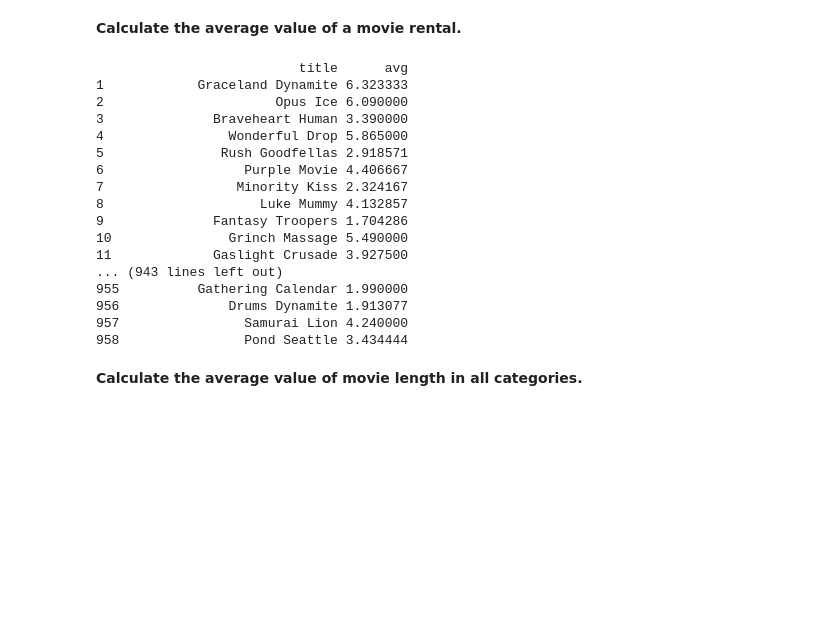
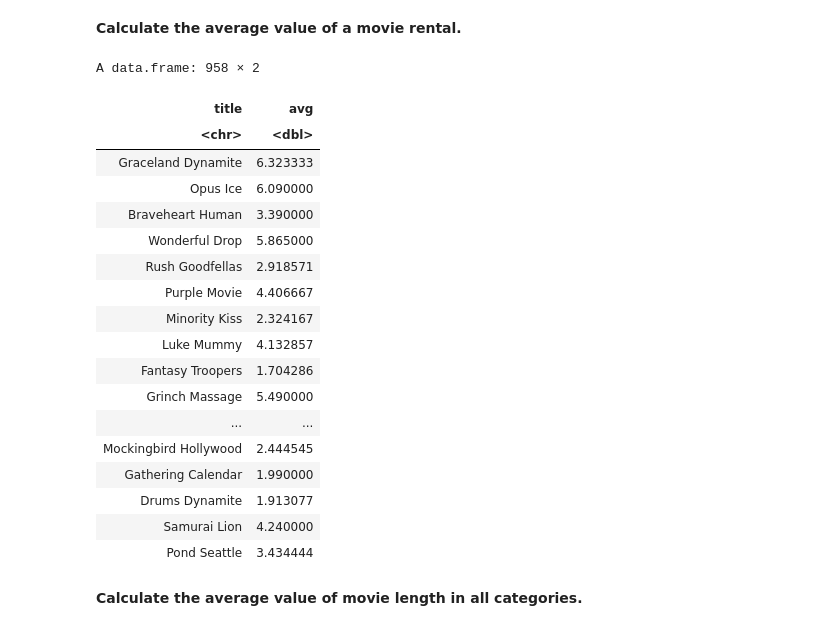
Before and after one commit to patryklatka/Analysis-and-Databases, a Jupyter notebook: Joining_tables_and_subquries.ipynb, the cells around one changed output. Drawn from its saved outputs; the diff is of its cells as text; code cells hidden in the pictures; blank space fills up the shorter version.

```diff
--- a/Joining_tables_and_subquries.ipynb
+++ b/Joining_tables_and_subquries.ipynb
@@ -351,29 +364,31 @@ print(solution)
 # %%
 solution<- dbGetQuery(con, "SELECT  f.title, AVG(pay.amount)
                                    FROM payment pay
                                    INNER JOIN rental r ON pay.rental_id = r.rental_id
                                    INNER JOIN inventory i ON i.inventory_id = r.inventory_id
                                    INNER JOIN film f ON f.film_id = i.film_id
                                    GROUP BY f.title")
-print(solution)
+solution
 # %% [output]
-                          title      avg
-1            Graceland Dynamite 6.323333
-2                      Opus Ice 6.090000
-3              Braveheart Human 3.390000
-4                Wonderful Drop 5.865000
-5               Rush Goodfellas 2.918571
-6                  Purple Movie 4.406667
-7                 Minority Kiss 2.324167
-8                    Luke Mummy 4.132857
-9              Fantasy Troopers 1.704286
-10               Grinch Massage 5.490000
-11             Gaslight Crusade 3.927500
-... (943 lines left out)
-955          Gathering Calendar 1.990000
-956              Drums Dynamite 1.913077
-957                Samurai Lion 4.240000
-958                Pond Seattle 3.434444
+A data.frame: 958 × 2
+| title | avg |
+| <chr> | <dbl> |
+| Graceland Dynamite | 6.323333 |
+| Opus Ice | 6.090000 |
+| Braveheart Human | 3.390000 |
+| Wonderful Drop | 5.865000 |
+| Rush Goodfellas | 2.918571 |
+| Purple Movie | 4.406667 |
+| Minority Kiss | 2.324167 |
+| Luke Mummy | 4.132857 |
+| Fantasy Troopers | 1.704286 |
+| Grinch Massage | 5.490000 |
+| ... | ... |
+| Mockingbird Hollywood | 2.444545 |
+| Gathering Calendar | 1.990000 |
+| Drums Dynamite | 1.913077 |
+| Samurai Lion | 4.240000 |
+| Pond Seattle | 3.434444 |
 # %% [markdown]
 **Calculate the average value of movie length in all categories.**
 # %%
```
Also changed, not shown: parts of 10 cells of this notebook.
